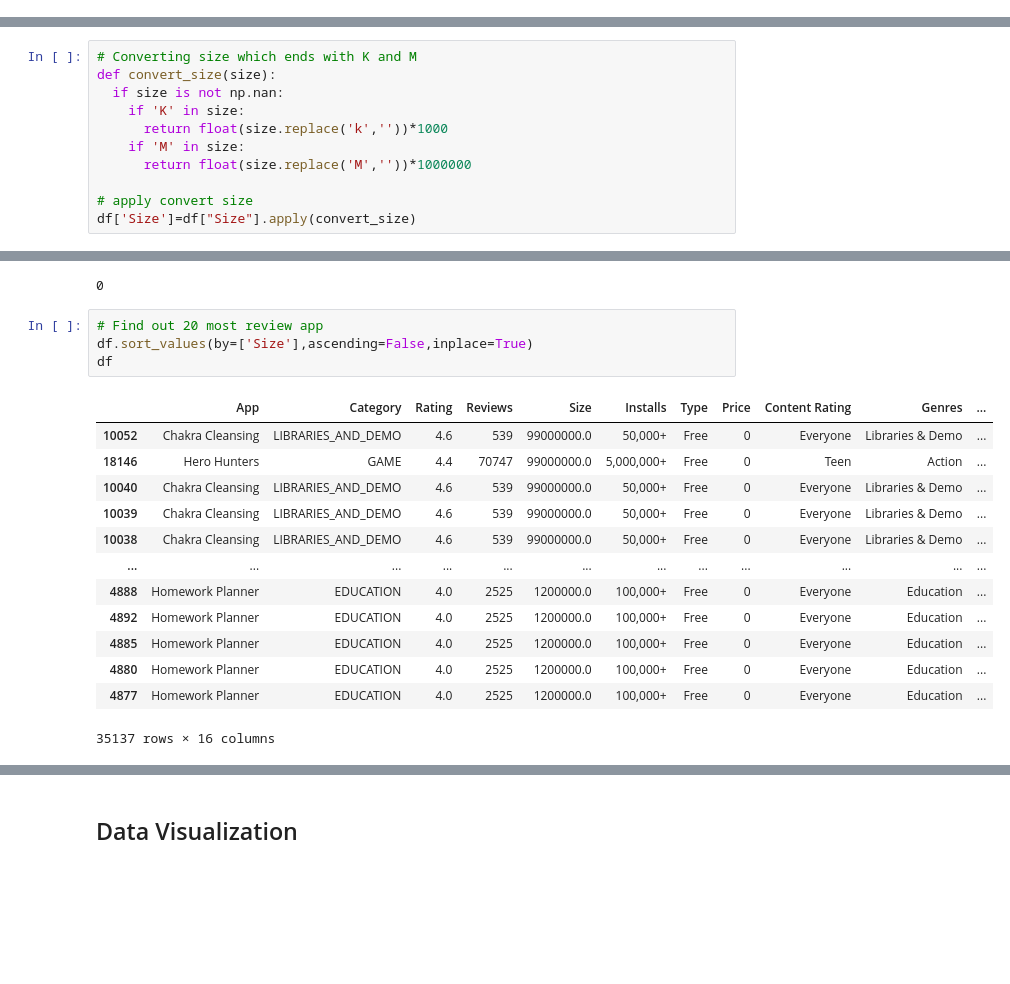
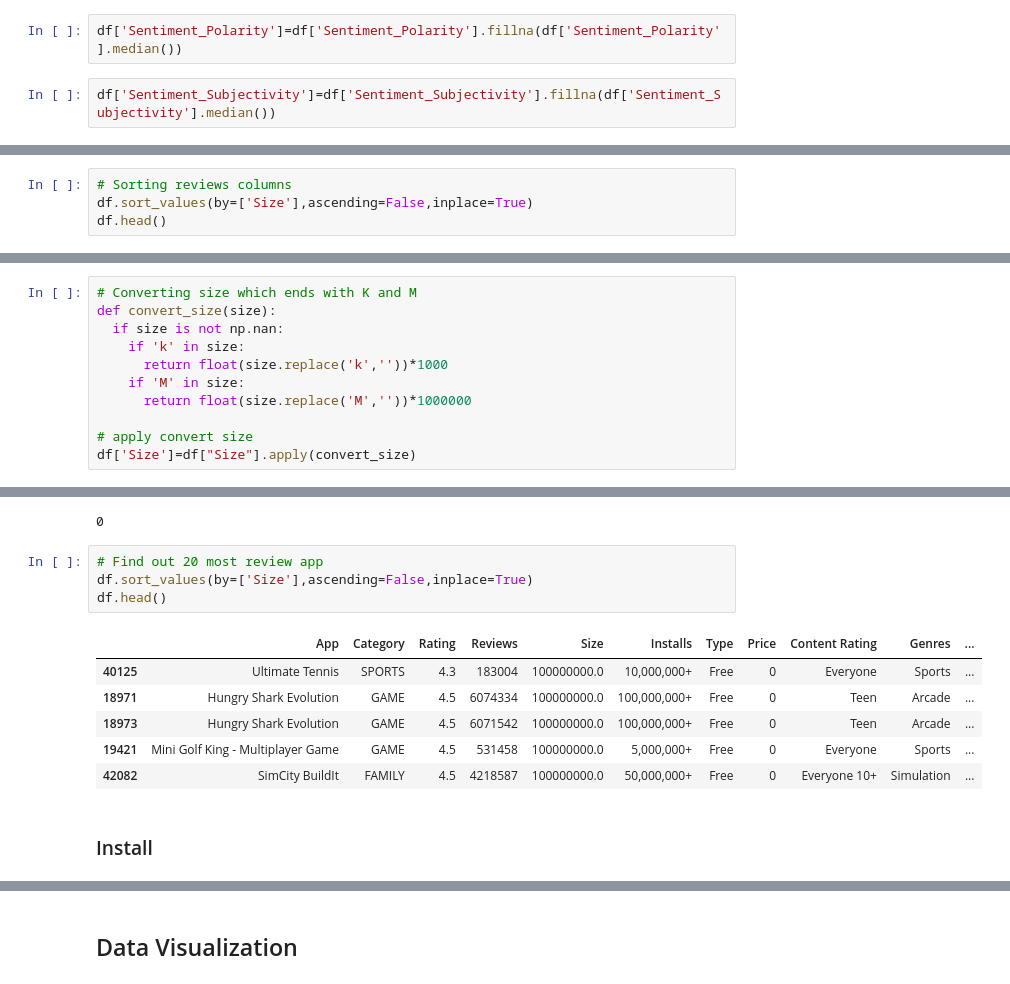
Before and after one commit to saketvaibhav7114/EDA-on-Playstore-App, a Jupyter notebook: EDA_on_Play_Store_App_Review_Analysis.ipynb, the cells around one changed output, grey strips where cells are left out. Saved outputs shown, nothing was run; the diff lists cells and outputs as text; blank space fills up the shorter version.

```diff
--- a/EDA_on_Play_Store_App_Review_Analysis.ipynb
+++ b/EDA_on_Play_Store_App_Review_Analysis.ipynb
@@ -100,0 +114,4 @@ df=df.drop(['Translated_Review'],axis=1)
+# %%
+df['Sentiment_Polarity']=df['Sentiment_Polarity'].fillna(df['Sentiment_Polarity'].median())
+# %%
+df['Sentiment_Subjectivity']=df['Sentiment_Subjectivity'].fillna(df['Sentiment_Subjectivity'].median())
@@ -206,0 +247,4 @@ Name: Reviews, Length: 35137, dtype: int64
+# %%
+# Sorting reviews columns
+df.sort_values(by=['Size'],ascending=False,inplace=True)
+df.head()
@@ -236,7 +289,7 @@ len(df[df['Size']=="Varies with device"])
 # Converting size which ends with K and M
 def convert_size(size):
   if size is not np.nan:
-    if 'K' in size:
+    if 'k' in size:
       return float(size.replace('k',''))*1000
     if 'M' in size:
       return float(size.replace('M',''))*1000000
@@ -252,18 +305,13 @@ len(df[df['Size']==np.nan])
 # %%
 # Find out 20 most review app
 df.sort_values(by=['Size'],ascending=False,inplace=True)
-df
+df.head()
 # %% [output]
 |  | App | Category | Rating | Reviews | Size | Installs | Type | Price | Content Rating | Genres | ... |
-| 10052 | Chakra Cleansing | LIBRARIES_AND_DEMO | 4.6 | 539 | 99000000.0 | 50,000+ | Free | 0 | Everyone | Libraries & Demo | ... |
-| 18146 | Hero Hunters | GAME | 4.4 | 70747 | 99000000.0 | 5,000,000+ | Free | 0 | Teen | Action | ... |
-| 10040 | Chakra Cleansing | LIBRARIES_AND_DEMO | 4.6 | 539 | 99000000.0 | 50,000+ | Free | 0 | Everyone | Libraries & Demo | ... |
-| 10039 | Chakra Cleansing | LIBRARIES_AND_DEMO | 4.6 | 539 | 99000000.0 | 50,000+ | Free | 0 | Everyone | Libraries & Demo | ... |
-| 10038 | Chakra Cleansing | LIBRARIES_AND_DEMO | 4.6 | 539 | 99000000.0 | 50,000+ | Free | 0 | Everyone | Libraries & Demo | ... |
-| ... | ... | ... | ... | ... | ... | ... | ... | ... | ... | ... | ... |
-| 4888 | Homework Planner | EDUCATION | 4.0 | 2525 | 1200000.0 | 100,000+ | Free | 0 | Everyone | Education | ... |
-| 4892 | Homework Planner | EDUCATION | 4.0 | 2525 | 1200000.0 | 100,000+ | Free | 0 | Everyone | Education | ... |
-| 4885 | Homework Planner | EDUCATION | 4.0 | 2525 | 1200000.0 | 100,000+ | Free | 0 | Everyone | Education | ... |
-| 4880 | Homework Planner | EDUCATION | 4.0 | 2525 | 1200000.0 | 100,000+ | Free | 0 | Everyone | Education | ... |
-| 4877 | Homework Planner | EDUCATION | 4.0 | 2525 | 1200000.0 | 100,000+ | Free | 0 | Everyone | Education | ... |
+| 40125 | Ultimate Tennis | SPORTS | 4.3 | 183004 | 100000000.0 | 10,000,000+ | Free | 0 | Everyone | Sports | ... |
+| 18971 | Hungry Shark Evolution | GAME | 4.5 | 6074334 | 100000000.0 | 100,000,000+ | Free | 0 | Teen | Arcade | ... |
+| 18973 | Hungry Shark Evolution | GAME | 4.5 | 6071542 | 100000000.0 | 100,000,000+ | Free | 0 | Teen | Arcade | ... |
+| 19421 | Mini Golf King - Multiplayer Game | GAME | 4.5 | 531458 | 100000000.0 | 5,000,000+ | Free | 0 | Everyone | Sports | ... |
+| 42082 | SimCity BuildIt | FAMILY | 4.5 | 4218587 | 100000000.0 | 50,000,000+ | Free | 0 | Everyone 10+ | Simulation | ... |
-35137 rows × 16 columns
+# %% [markdown]
+### Install
```
Also changed, not shown: parts of 42 cells of this notebook.
